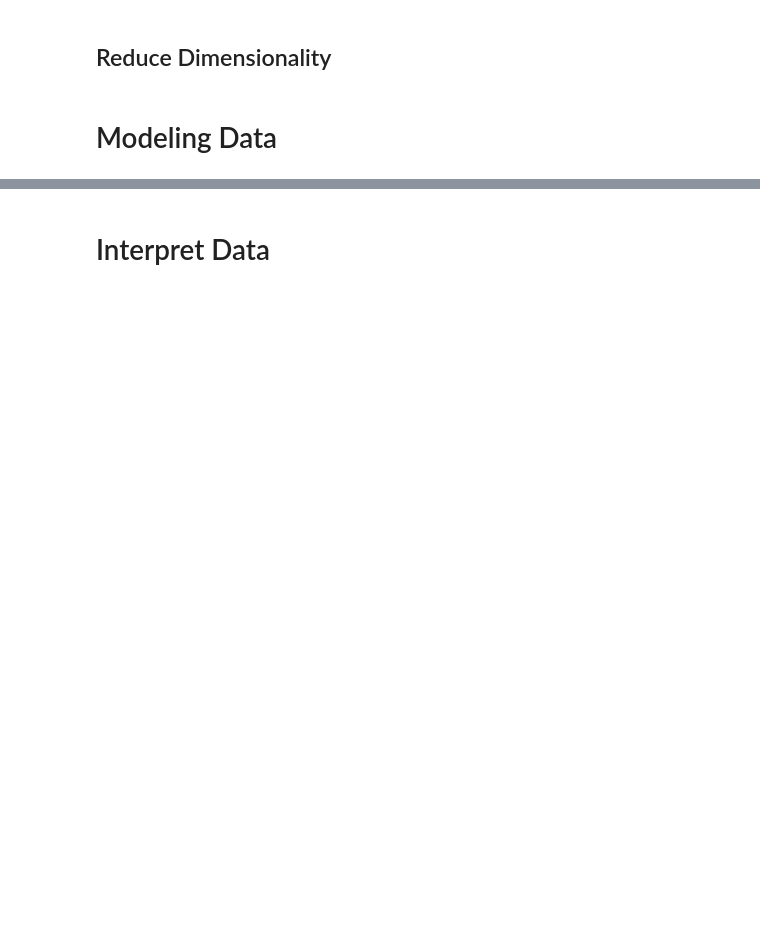
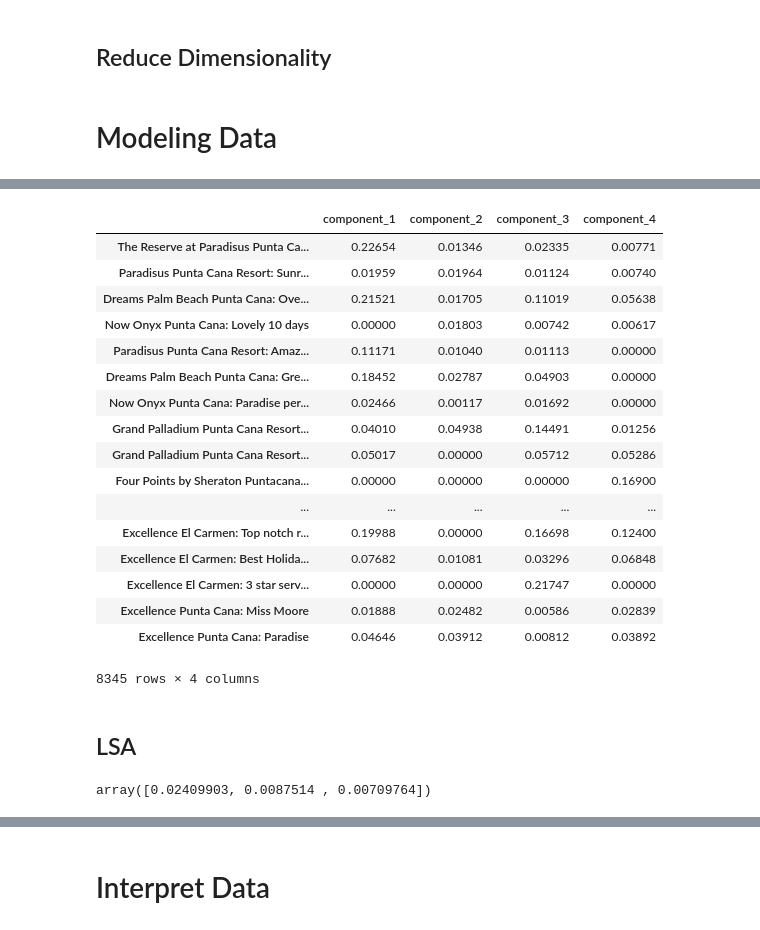
Before and after one commit to youngjeong46/travel-recommender, a Jupyter notebook: notebooks/MVP.ipynb, the cells around one changed output, grey strips where cells are left out. Cells and saved outputs as stored; diff of their text form; code cells hidden in the pictures; blank space fills up the shorter version.

```diff
--- a/notebooks/MVP.ipynb
+++ b/notebooks/MVP.ipynb
@@ -125,0 +174,3 @@ reviews
+# %%
+nmf_model = NMF(7)
+doc_topic = nmf_model.fit_transform(doc_word)
@@ -125,0 +217,32 @@ reviews
+# %%
+H = pd.DataFrame(doc_topic.round(5),
+             index = reviews_label,
+             columns = ["component_1","component_2","component_3","component_4" ])
+H
+# %% [output]
+|  | component_1 | component_2 | component_3 | component_4 |
+| The Reserve at Paradisus Punta Ca... | 0.22654 | 0.01346 | 0.02335 | 0.00771 |
+| Paradisus Punta Cana Resort: Sunr... | 0.01959 | 0.01964 | 0.01124 | 0.00740 |
+| Dreams Palm Beach Punta Cana: Ove... | 0.21521 | 0.01705 | 0.11019 | 0.05638 |
+| Now Onyx Punta Cana: Lovely 10 days | 0.00000 | 0.01803 | 0.00742 | 0.00617 |
+| Paradisus Punta Cana Resort: Amaz... | 0.11171 | 0.01040 | 0.01113 | 0.00000 |
+| Dreams Palm Beach Punta Cana: Gre... | 0.18452 | 0.02787 | 0.04903 | 0.00000 |
+| Now Onyx Punta Cana: Paradise per... | 0.02466 | 0.00117 | 0.01692 | 0.00000 |
+| Grand Palladium Punta Cana Resort... | 0.04010 | 0.04938 | 0.14491 | 0.01256 |
+| Grand Palladium Punta Cana Resort... | 0.05017 | 0.00000 | 0.05712 | 0.05286 |
+| Four Points by Sheraton Puntacana... | 0.00000 | 0.00000 | 0.00000 | 0.16900 |
+| ... | ... | ... | ... | ... |
+| Excellence El Carmen: Top notch r... | 0.19988 | 0.00000 | 0.16698 | 0.12400 |
+| Excellence El Carmen: Best Holida... | 0.07682 | 0.01081 | 0.03296 | 0.06848 |
+| Excellence El Carmen: 3 star serv... | 0.00000 | 0.00000 | 0.21747 | 0.00000 |
+| Excellence Punta Cana: Miss Moore | 0.01888 | 0.02482 | 0.00586 | 0.02839 |
+| Excellence Punta Cana: Paradise | 0.04646 | 0.03912 | 0.00812 | 0.03892 |
+8345 rows × 4 columns
+# %% [markdown]
+## LSA
+# %%
+lsa = TruncatedSVD(3)
+doc_topic = lsa.fit_transform(doc_word)
+lsa.explained_variance_ratio_
+# %% [output]
+array([0.02409903, 0.0087514 , 0.00709764])
```
Also changed, not shown: parts of 22 cells of this notebook, 6 other files.
